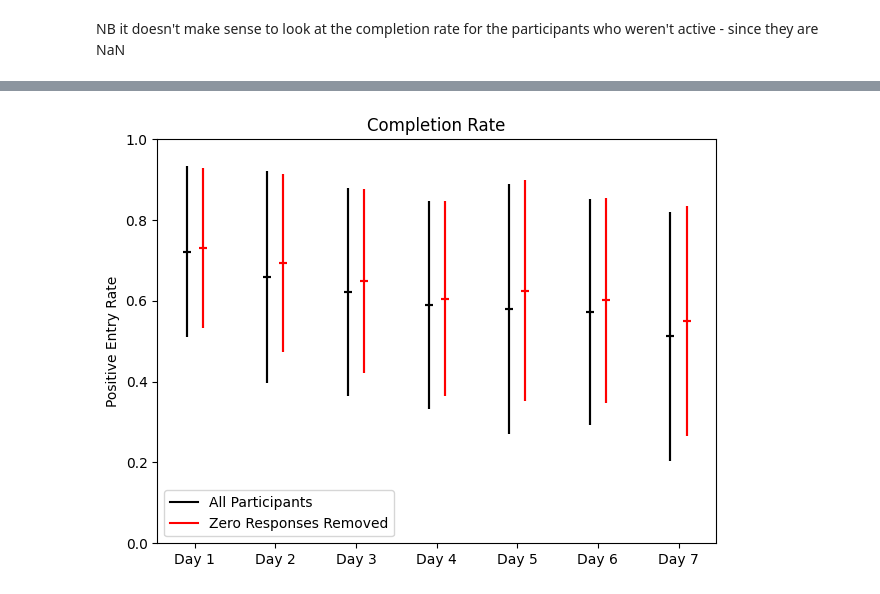
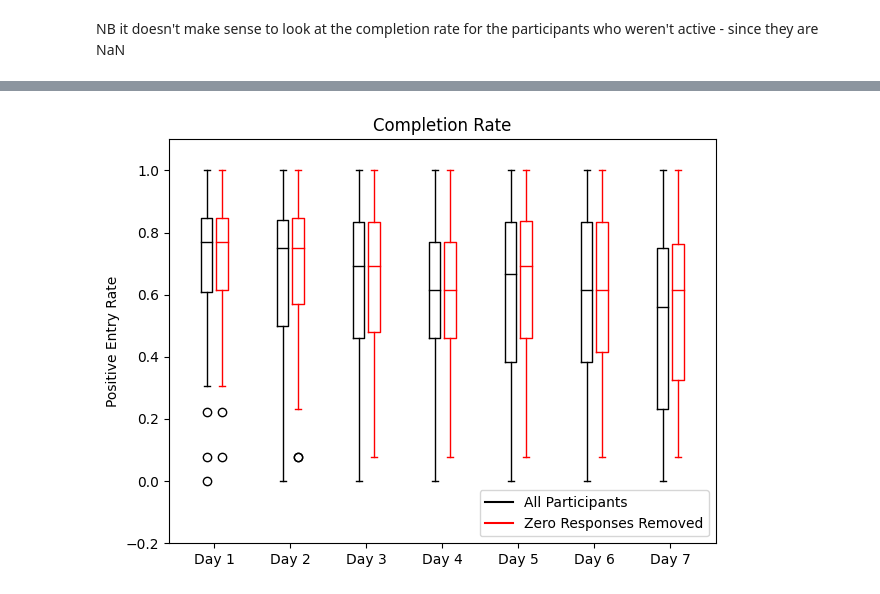
Before and after one commit to JGIBristol/seaco_smartwatch_paper, a Jupyter notebook: quantitative.ipynb, the cells around one changed output, grey strips where cells are left out. Drawn from its saved outputs; the diff is of its cells as text; code cells hidden in the pictures.

```diff
--- a/quantitative.ipynb
+++ b/quantitative.ipynb
@@ -315,16 +315,9 @@ fig, axis = plt.subplots()
 for rate, day in zip((n_positive / n_entries).T, d):
     # Keep only the non-NaN fractions
     rate = rate[~np.isnan(rate)]
-
-    mean = np.mean(rate)
-    std = np.std(rate)
-
-    # Plot, using a small xerr to get a + shaped marker
-    axis.errorbar([day, day], [mean, mean], yerr=std, xerr=0.1, fmt="k-")
-
+    axis.boxplot(rate, positions=[day])
 
 axis.set_xticks(d, days)
-axis.set_ylim(0, 1)
 
 axis.set_ylabel("Positive Entry Rate")
 axis.set_title("Completion Rate")
@@ -384,47 +377,42 @@ fig, axis = plt.subplots()
 
 offset = 0.1
 
 counts = []
 totals = []
 for n_pos, n_tot, day in zip(n_positive.T, n_entries.T, d):
     # Find active participants
     keep = n_days_active - day >= 0
 
     # Find completion rate
     completion_rate = n_pos[keep] / n_tot[keep]
-    axis.errorbar(
-        [day - offset] * 2,
-        [np.mean(completion_rate)] * 2,
-        xerr=offset / 2,
-        yerr=np.std(completion_rate),
-        fmt="k-",
-    )
+    boxes = axis.boxplot(completion_rate, positions=[day - offset])
+    # Change to black
+    for item in boxes.values():
+        plt.setp(item, color="k")
 
     # Find those who made 0 positive entries
     keep &= n_pos != 0
     completion_rate = n_pos[keep] / n_tot[keep]
-    axis.errorbar(
-        [day + offset] * 2,
-        [np.mean(completion_rate)] * 2,
-        xerr=offset / 2,
-        yerr=np.std(completion_rate),
-        fmt="r-",
-    )
+    boxes = axis.boxplot(completion_rate, positions=[day + offset])
+
+    # Change to red
+    for item in boxes.values():
+        plt.setp(item, color="r")
 axis.set_ylabel("Positive Entry Rate")
 
-axis.set_ylim(0, 1)
+axis.set_ylim(-0.2, 1.1)
 axis.set_xticks(d, days)
 axis.legend(
     handles=[
         plt.Line2D([0], [0], color="k", label="All Participants"),
         plt.Line2D([0], [0], color="r", label="Zero Responses Removed"),
     ],
-    loc="lower left",
+    loc="lower right",
 )
 
 axis.set_title("Completion Rate")
 
 fig.tight_layout()
 fig.savefig(f"{img_dir}/completion_rate_no_0_positive.png")
 # %% [output]
-[figure, old version]
+[figure, new version]
```
Also changed, not shown: parts of 2 cells of this notebook.
